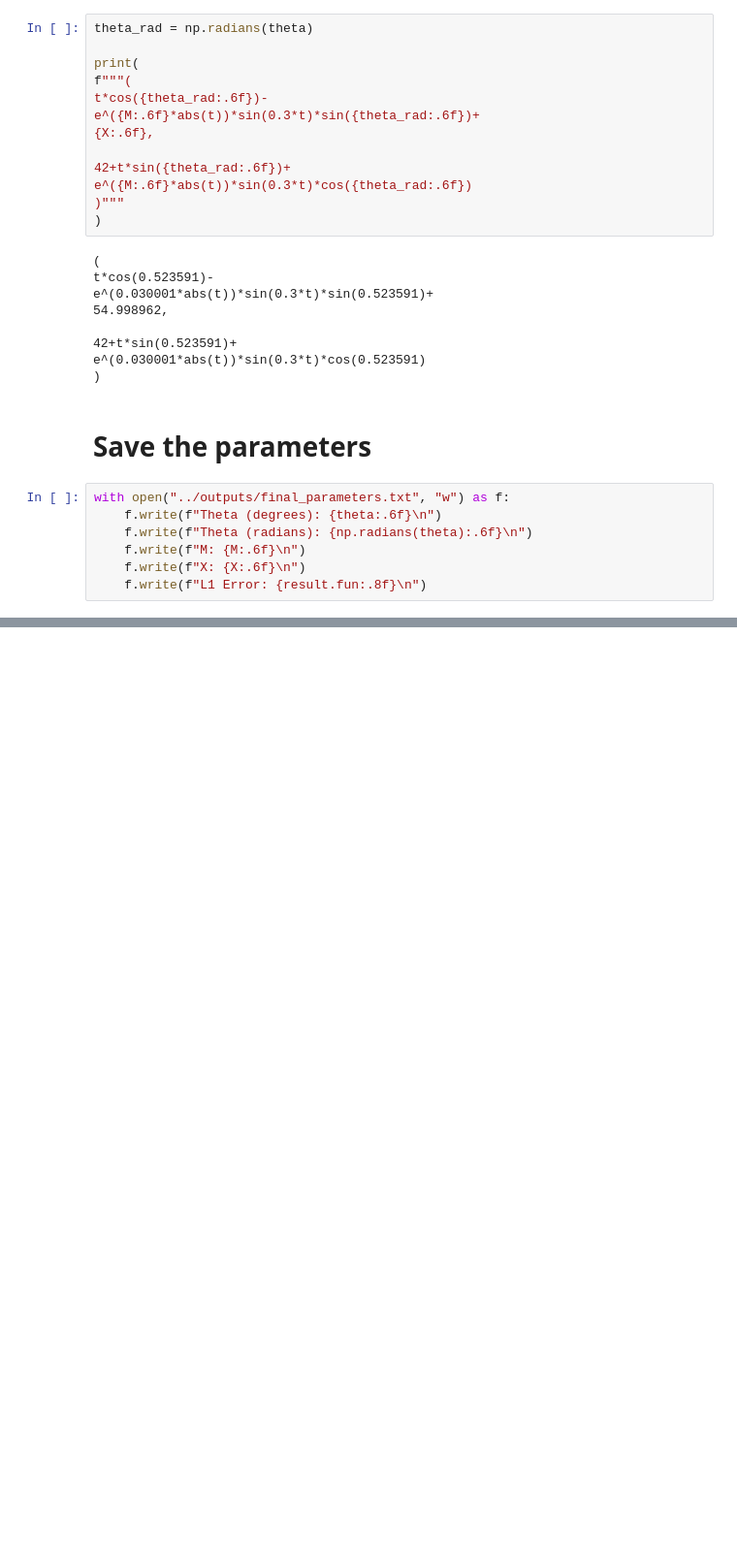
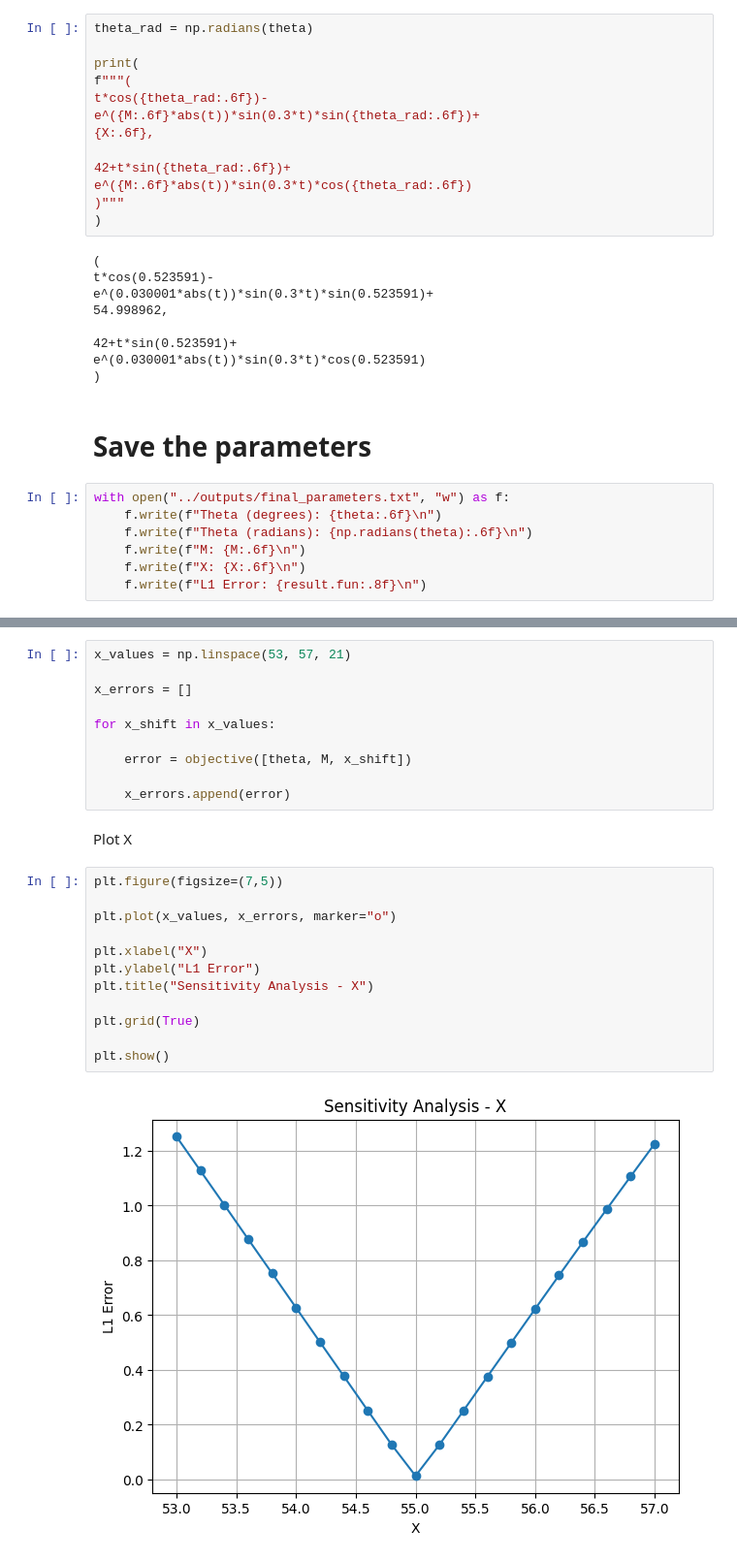
Before and after one commit to VikasiniS37/FLAMAPP_ASSIGNMENT, a Jupyter notebook: src/main.ipynb, the cells around one changed output, grey strips where cells are left out. Shown at 97% size. Saved outputs shown, nothing was run; the diff lists cells and outputs as text; blank space fills up the shorter version.

```diff
--- a/src/main.ipynb
+++ b/src/main.ipynb
@@ -442,0 +584,26 @@ plt.savefig("../outputs/final_curve_fit.png", dpi=300, bbox_inches="tight")
+# %%
+x_values = np.linspace(53, 57, 21)
+
+x_errors = []
+
+for x_shift in x_values:
+
+    error = objective([theta, M, x_shift])
+
+    x_errors.append(error)
+# %% [markdown]
+Plot X
+# %%
+plt.figure(figsize=(7,5))
+
+plt.plot(x_values, x_errors, marker="o")
+
+plt.xlabel("X")
+plt.ylabel("L1 Error")
+plt.title("Sensitivity Analysis - X")
+
+plt.grid(True)
+
+plt.show()
+# %% [output]
+[figure, added]
```
Also changed, not shown: parts of 35 cells of this notebook, 2 other files.
